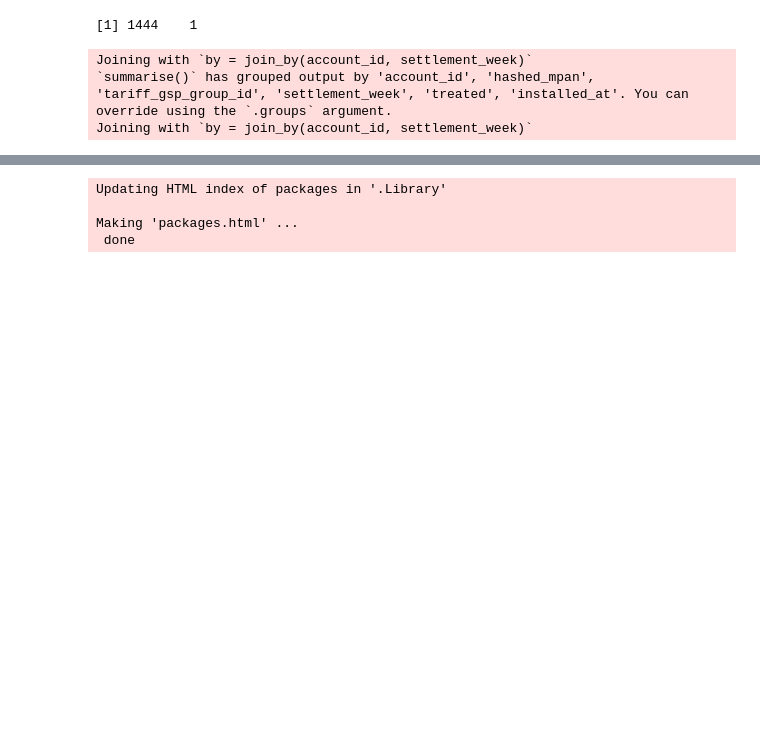
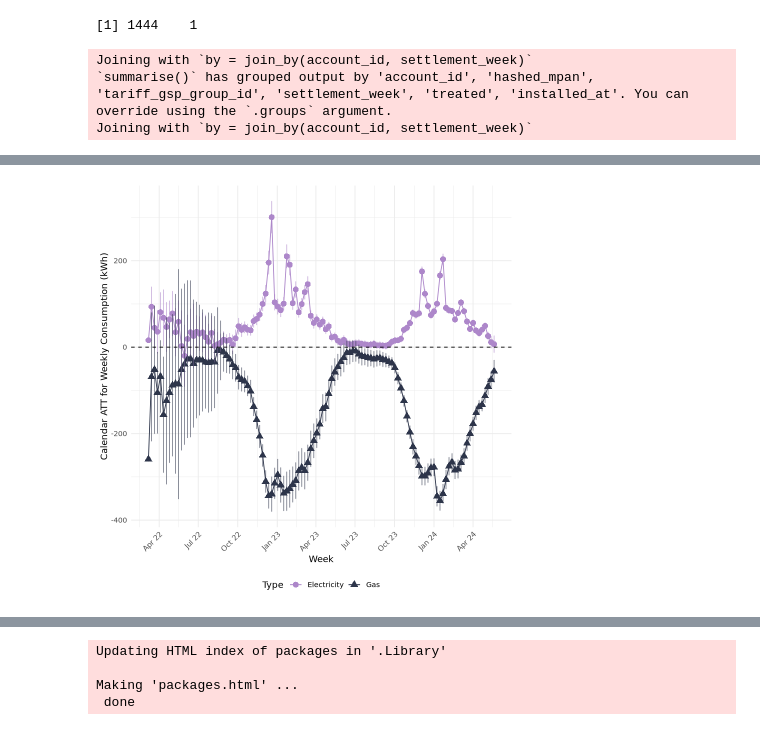
Before and after one commit to centrefornetzero/cosy-analysis, a Jupyter notebook: scripts/heat pump analysis.ipynb, the cells around one changed output, grey strips where cells are left out. Saved outputs shown, nothing was run; the diff lists cells and outputs as text; code cells hidden in the pictures; blank space fills up the shorter version.

Commit message:
extract data for calendar att plot

```diff
--- a/scripts/heat pump analysis.ipynb
+++ b/scripts/heat pump analysis.ipynb
@@ -14,3 +16,6 @@ library(stringr)
 library(did)
 library(readxl)
 library(didimputation)
+
+hp_color <- "#AD87CA"
+not_hp_color <- "#2D354A"
@@ -250,3 +259,93 @@ est_cs_gas_only <- att_gt(yname = "elec_consumption",
 
 saveRDS(est_cs_gas_only, gas_only_output_filename)
 message("Saved: ", gas_only_output_filename)
+# %%
+# Define the paths to the RDS files for electricity and gas
+rds_files <- list(
+  Overall =  "../data/scratch/est_cs_total_weekly.RDS",
+  Electricity = "../data/scratch/est_cs_elec_weekly.RDS",
+  Gas = "../data/scratch/est_cs_gas_weekly.RDS"
+)
+
+# define the start date
+start_date <- min(overall_weekly$settlement_week)
+
+# Load the data
+elec_data <- aggte(readRDS(rds_files$Electricity), type = "calendar", na.rm = TRUE, clustervars = "id", bstrap = TRUE)
+gas_data <- aggte(readRDS(rds_files$Gas), type = "calendar", na.rm = TRUE, clustervars = "id", bstrap = TRUE)
+
+# Create the combined plot
+# Extract estimates, standard errors, and event time for electricity
+elec_estimates <- elec_data$att.egt/52.25
+elec_standard_errors <- elec_data$se.egt/52.25
+elec_event_time <- elec_data$egt
+
+# Extract estimates, standard errors, and event time for gas
+gas_estimates <- gas_data$att.egt/52.25
+gas_standard_errors <- gas_data$se.egt/52.25
+gas_event_time <- gas_data$egt
+
+# Calculate the week dates based on the start_date
+elec_week_dates <- start_date + weeks(elec_event_time)
+gas_week_dates <- start_date + weeks(gas_event_time)
+
+# Align the lengths of the data
+max_length <- max(length(elec_estimates), length(gas_estimates))
+
+elec_estimates <- c(elec_estimates, rep(NA, max_length - length(elec_estimates)))
+elec_standard_errors <- c(elec_standard_errors, rep(NA, max_length - length(elec_standard_errors)))
+elec_week_dates <- c(elec_week_dates, rep(NA, max_length - length(elec_week_dates)))
+
+gas_estimates <- c(gas_estimates, rep(NA, max_length - length(gas_estimates)))
+gas_standard_errors <- c(gas_standard_errors, rep(NA, max_length - length(gas_standard_errors)))
+gas_week_dates <- c(gas_week_dates, rep(NA, max_length - length(gas_week_dates)))
+
+# Create a data frame for plotting
+plot_data <- data.frame(
+  week_date = c(elec_week_dates, gas_week_dates),
+  estimate = c(elec_estimates, gas_estimates),
+  lower_ci = c(elec_estimates - 1.96 * elec_standard_errors, gas_estimates - 1.96 * gas_standard_errors),
+  upper_ci = c(elec_estimates + 1.96 * elec_standard_errors, gas_estimates + 1.96 * gas_standard_errors),
+  type = rep(c("Electricity", "Gas"), each = max_length)
+)
+
+# Define colors for electricity and gas
+elec_color <- hp_color
+gas_color <- not_hp_color
+
+# Create the ggplot for combined effect
+ggplot(plot_data, aes(x = as.Date(week_date), y = estimate, color = type)) +
+  geom_point(aes(shape = type), size = 3) +  # Different shapes for Electricity and Gas
+  geom_line() +
+  geom_errorbar(aes(ymin = lower_ci, ymax = upper_ci), width = 0.2, alpha = 0.6) +
+  geom_hline(yintercept = 0, linetype = "dashed", color = "black") +  # Add horizontal line at y = 0
+  scale_x_date(
+    labels = scales::date_format("%b %y"),  # Formatting months and years
+    date_breaks = "3 month"  # Adjust this based on your data density
+  ) +
+  scale_colour_manual(name = "Type",
+                      labels = c("Electricity", "Gas"),
+                      values = c(Electricity = elec_color, Gas = gas_color)) +
+  scale_shape_manual(name = "Type",
+                     labels =  c("Electricity", "Gas"),
+                     values = c(16, 17)) +
+  labs(
+    x = "Week",
+    y = "Calendar ATT for Weekly Consumption (kWh)",
+    color = "Type",
+    shape = "Type"
+  ) +
+  theme_minimal() +
+  theme(legend.position = "bottom") + # Move the legend to the bottom
+  theme(axis.text.x = element_text(angle = 45, hjust = 1))  # Rotate x-axis labels for better readability
+
+# Define the filename
+file_name <- "../graphs/hp_calendarplot_combined.png"
+
+# Save plot data to CSV
+write.csv(plot_data, "../data/output/hp_calendarplot_combined.csv", row.names = FALSE)
+
+# Save the plot
+ggsave(file_name, device = "png", width = 8, height = 6, dpi = 300)
+# %% [output]
+[figure, added]
```
Also changed, not shown: parts of 6 cells of this notebook, 1 other file.
